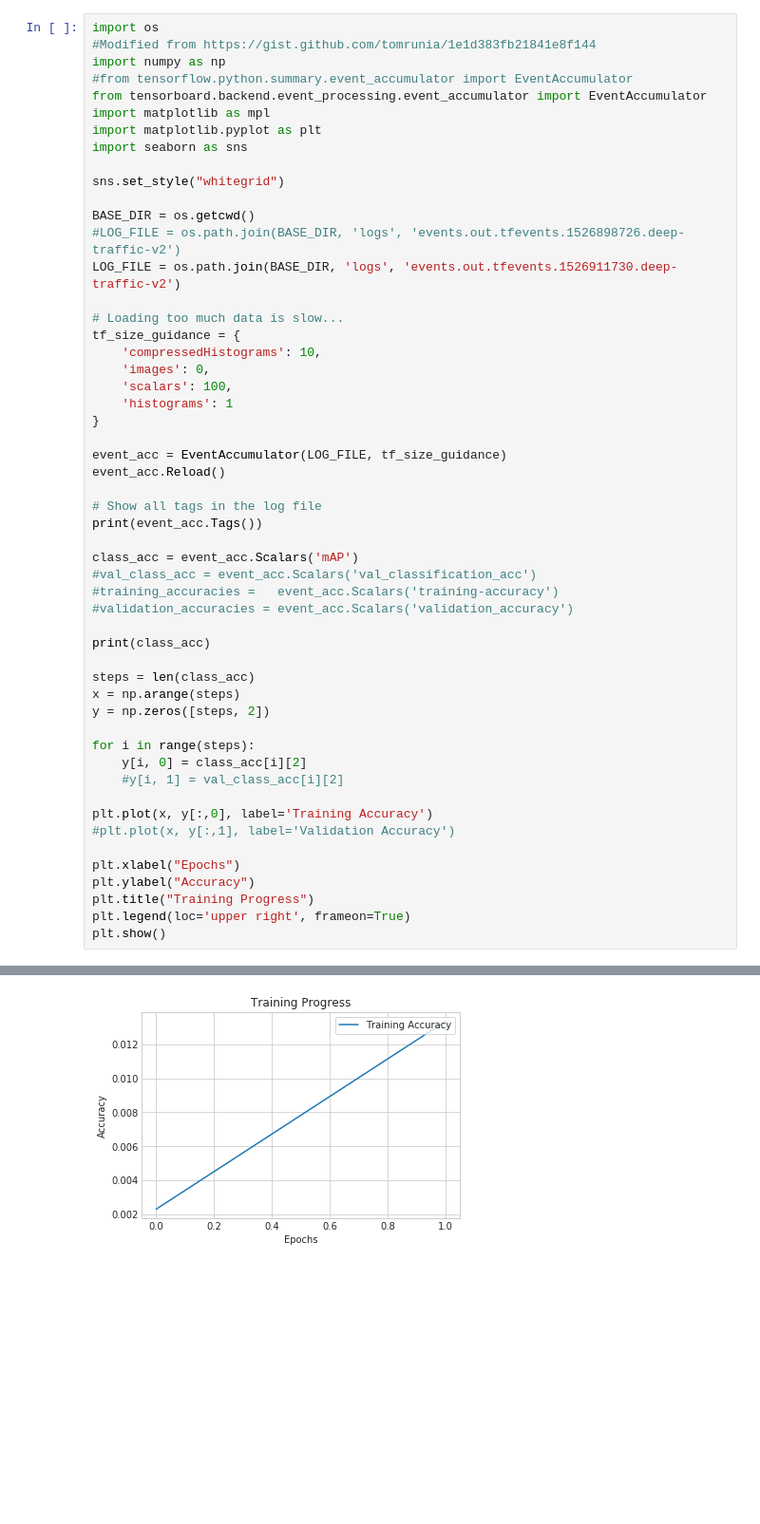
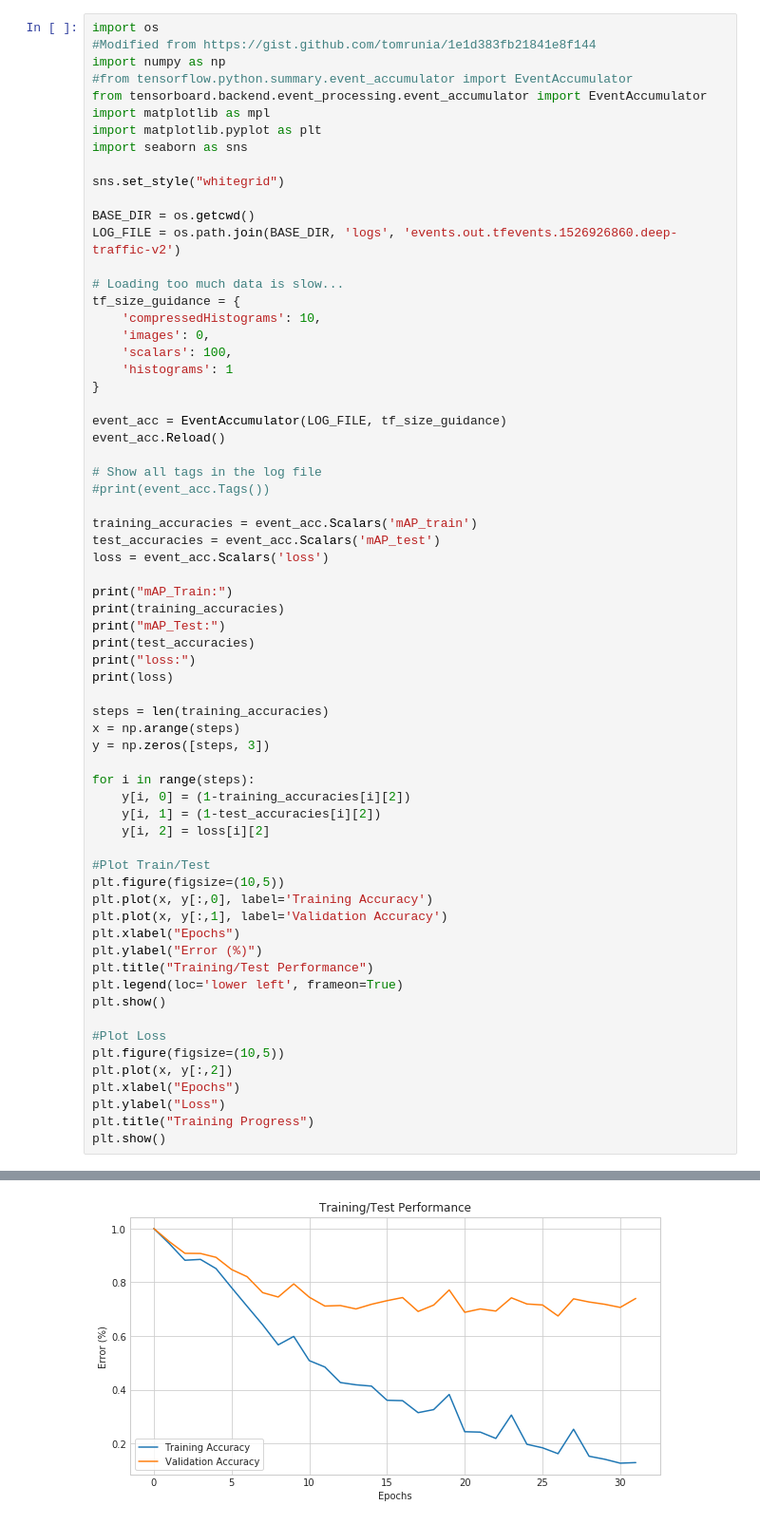
Before and after one commit to MadsPoder/Deep-Learning-Study-Course, a Jupyter notebook: graphs.ipynb, the cells around one changed output, grey strips where cells are left out. Shown: that part at 95% size. Cells and saved outputs as stored; diff of their text form; blank space fills up the shorter version.

```diff
--- a/graphs.ipynb
+++ b/graphs.ipynb
@@ -11,8 +11,7 @@ import seaborn as sns
 sns.set_style("whitegrid")
 
 BASE_DIR = os.getcwd()
-#LOG_FILE = os.path.join(BASE_DIR, 'logs', 'events.out.tfevents.1526898726.deep-traffic-v2')
-LOG_FILE = os.path.join(BASE_DIR, 'logs', 'events.out.tfevents.1526911730.deep-traffic-v2')
+LOG_FILE = os.path.join(BASE_DIR, 'logs', 'events.out.tfevents.1526926860.deep-traffic-v2')
 
 # Loading too much data is slow...
 tf_size_guidance = {
@@ -26,29 +25,43 @@ event_acc = EventAccumulator(LOG_FILE, tf_size_guidance)
 event_acc.Reload()
 
 # Show all tags in the log file
-print(event_acc.Tags())
+#print(event_acc.Tags())
 
-class_acc = event_acc.Scalars('mAP')
-#val_class_acc = event_acc.Scalars('val_classification_acc')
-#training_accuracies =   event_acc.Scalars('training-accuracy')
-#validation_accuracies = event_acc.Scalars('validation_accuracy')
+training_accuracies = event_acc.Scalars('mAP_train')
+test_accuracies = event_acc.Scalars('mAP_test')
+loss = event_acc.Scalars('loss')
 
-print(class_acc)
+print("mAP_Train:")
+print(training_accuracies)
+print("mAP_Test:")
+print(test_accuracies)
+print("loss:")
+print(loss)
 
-steps = len(class_acc)
+steps = len(training_accuracies)
 x = np.arange(steps)
-y = np.zeros([steps, 2])
+y = np.zeros([steps, 3])
 
 for i in range(steps):
-    y[i, 0] = class_acc[i][2]
-    #y[i, 1] = val_class_acc[i][2]
+    y[i, 0] = (1-training_accuracies[i][2])
+    y[i, 1] = (1-test_accuracies[i][2])
+    y[i, 2] = loss[i][2]
 
+#Plot Train/Test
+plt.figure(figsize=(10,5))
 plt.plot(x, y[:,0], label='Training Accuracy')
-#plt.plot(x, y[:,1], label='Validation Accuracy')
+plt.plot(x, y[:,1], label='Validation Accuracy')
+plt.xlabel("Epochs")
+plt.ylabel("Error (%)")
+plt.title("Training/Test Performance")
+plt.legend(loc='lower left', frameon=True)
+plt.show()
 
+#Plot Loss
+plt.figure(figsize=(10,5))
+plt.plot(x, y[:,2])
 plt.xlabel("Epochs")
-plt.ylabel("Accuracy")
+plt.ylabel("Loss")
 plt.title("Training Progress")
-plt.legend(loc='upper right', frameon=True)
 plt.show()
 # %% [output]
@@ -57 +74 @@ plt.show()
-[figure, old version]
+[figure, new version]
```
Also changed, not shown: parts of 3 cells of this notebook, 1 other file.
